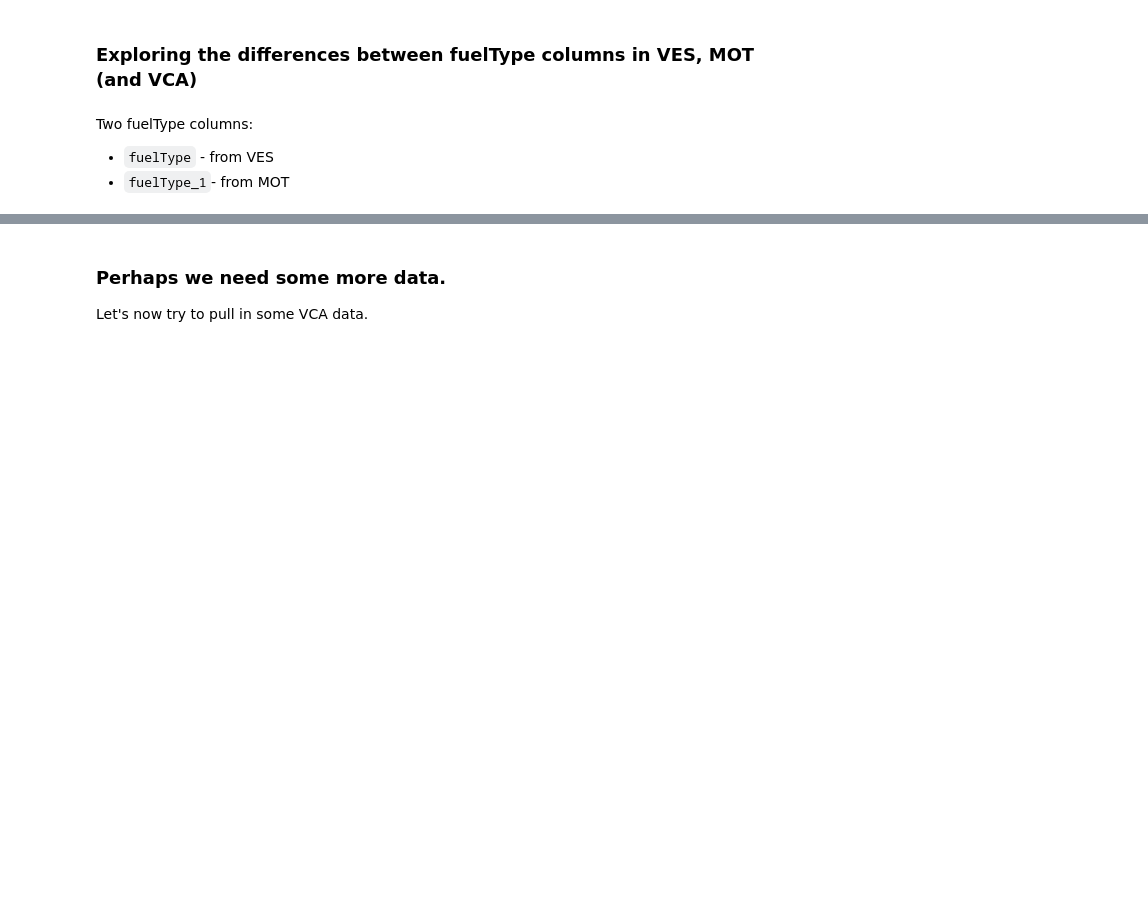
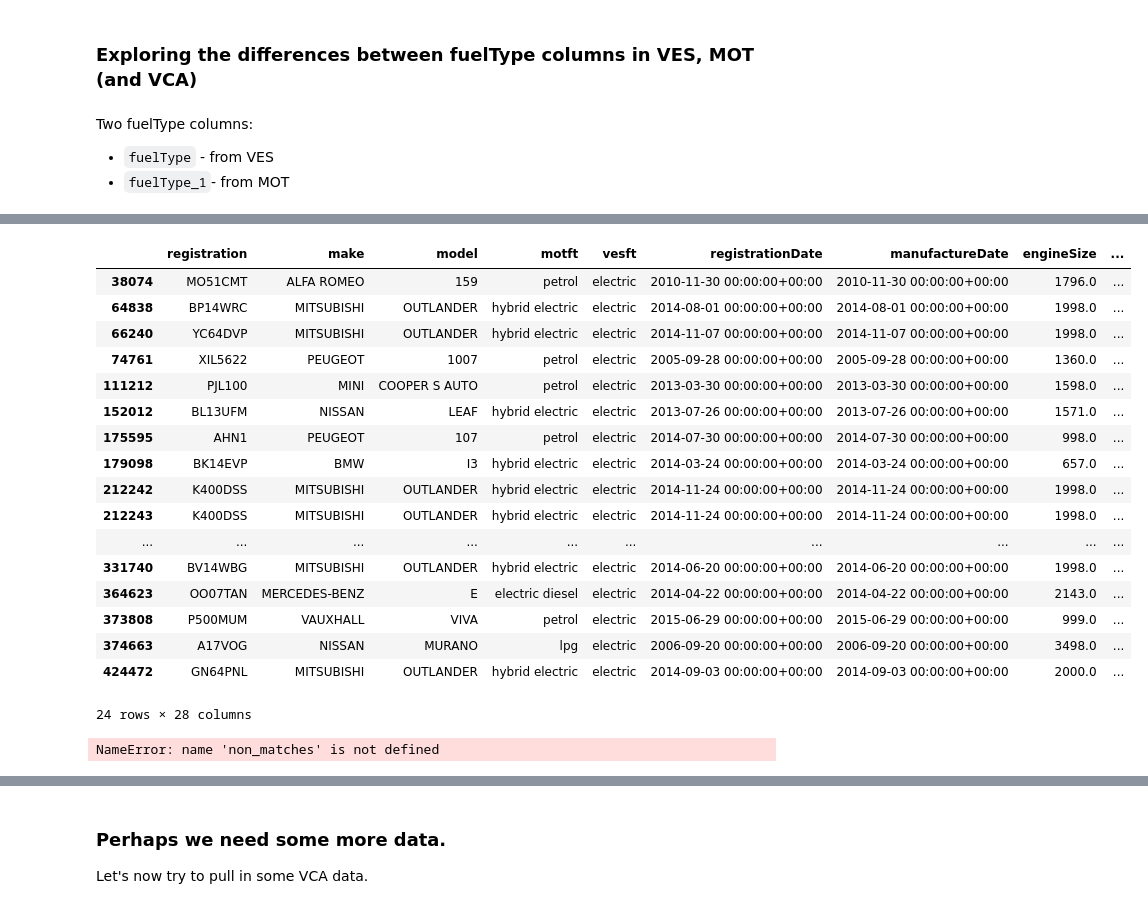
Before and after one commit to New-AutoMotive/BN_vehicle_data_experiments, a Jupyter notebook: 6) VES meet MOT.ipynb, the cells around one changed output, grey strips where cells are left out. Cells and saved outputs as stored; diff of their text form; code cells hidden in the pictures; blank space fills up the shorter version.

```diff
--- a/6) VES meet MOT.ipynb
+++ b/6) VES meet MOT.ipynb
@@ -302,3 +293,32 @@ df.rename(columns={'fuelType_1': 'vesft', 'fuelType': 'motft'}, inplace=True)
+# %%
+df = df[['registration',
+ 'make',
+ 'model',
+ 'motft',
+ 'vesft',
+ 'registrationDate',
+ 'manufactureDate',
+ 'engineSize',
+ 'primaryColour',
+ 'vehicleID',
+ 'regDate',
+ 'co2Emissions',
+ 'engineCapacity',
+ 'motStatus',
+ 'colour',
+ 'make_1',
+ 'typeApproval',
+ 'yearOfManufacture',
+ 'taxStatus',
+ 'dateOfLastV5CIssued',
+ 'motExpiryDate',
+ 'wheelplan',
+ 'monthOfFirstDvlaRegistration',
+ 'monthOfFirstRegistration',
+ 'revenueWeight',
+ 'euroStatus',
+ 'realDrivingEmissions',
+ 'age']]
 # %%
 df['vesft'] = df['vesft'].apply(lambda x: str(x).lower()) #lower cases make for easier matching
 df.vesft.unique()
@@ -316,0 +340,3 @@ electric diesel | electric diesel
+# %%
+df['vesft'] = df['vesft'].apply(lambda x: x.replace('electricity', 'electric'))
+df['motft'] = df['motft'].apply(lambda x: x.replace('hybrid electric (clean)', 'hybrid electric'))
@@ -316,0 +407,2 @@ electric diesel | electric diesel
+# %%
+df = df.apply(lambda row: cleaner(row), axis=1)
@@ -318,0 +415,2 @@ df.vesft[df['motft'] == 'diesel'].sum()
+# %%
+non_matches = df[df['make'] != df['make_1']]
@@ -318,0 +437,25 @@ df.vesft[df['motft'] == 'diesel'].sum()
+# %%
+non_matches[non_matches['vesft'] == 'electric'].head(50)
+# %% [output]
+|  | registration | make | model | motft | vesft | registrationDate | manufactureDate | engineSize | ... |
+| 38074 | MO51CMT | ALFA ROMEO | 159 | petrol | electric | 2010-11-30 00:00:00+00:00 | 2010-11-30 00:00:00+00:00 | 1796.0 | ... |
+| 64838 | BP14WRC | MITSUBISHI | OUTLANDER | hybrid electric | electric | 2014-08-01 00:00:00+00:00 | 2014-08-01 00:00:00+00:00 | 1998.0 | ... |
+| 66240 | YC64DVP | MITSUBISHI | OUTLANDER | hybrid electric | electric | 2014-11-07 00:00:00+00:00 | 2014-11-07 00:00:00+00:00 | 1998.0 | ... |
+| 74761 | XIL5622 | PEUGEOT | 1007 | petrol | electric | 2005-09-28 00:00:00+00:00 | 2005-09-28 00:00:00+00:00 | 1360.0 | ... |
+| 111212 | PJL100 | MINI | COOPER S AUTO | petrol | electric | 2013-03-30 00:00:00+00:00 | 2013-03-30 00:00:00+00:00 | 1598.0 | ... |
+| 152012 | BL13UFM | NISSAN | LEAF | hybrid electric | electric | 2013-07-26 00:00:00+00:00 | 2013-07-26 00:00:00+00:00 | 1571.0 | ... |
+| 175595 | AHN1 | PEUGEOT | 107 | petrol | electric | 2014-07-30 00:00:00+00:00 | 2014-07-30 00:00:00+00:00 | 998.0 | ... |
+| 179098 | BK14EVP | BMW | I3 | hybrid electric | electric | 2014-03-24 00:00:00+00:00 | 2014-03-24 00:00:00+00:00 | 657.0 | ... |
+| 212242 | K400DSS | MITSUBISHI | OUTLANDER | hybrid electric | electric | 2014-11-24 00:00:00+00:00 | 2014-11-24 00:00:00+00:00 | 1998.0 | ... |
+| 212243 | K400DSS | MITSUBISHI | OUTLANDER | hybrid electric | electric | 2014-11-24 00:00:00+00:00 | 2014-11-24 00:00:00+00:00 | 1998.0 | ... |
+| ... | ... | ... | ... | ... | ... | ... | ... | ... | ... |
+| 331740 | BV14WBG | MITSUBISHI | OUTLANDER | hybrid electric | electric | 2014-06-20 00:00:00+00:00 | 2014-06-20 00:00:00+00:00 | 1998.0 | ... |
+| 364623 | OO07TAN | MERCEDES-BENZ | E | electric diesel | electric | 2014-04-22 00:00:00+00:00 | 2014-04-22 00:00:00+00:00 | 2143.0 | ... |
+| 373808 | P500MUM | VAUXHALL | VIVA | petrol | electric | 2015-06-29 00:00:00+00:00 | 2015-06-29 00:00:00+00:00 | 999.0 | ... |
+| 374663 | A17VOG | NISSAN | MURANO | lpg | electric | 2006-09-20 00:00:00+00:00 | 2006-09-20 00:00:00+00:00 | 3498.0 | ... |
+| 424472 | GN64PNL | MITSUBISHI | OUTLANDER | hybrid electric | electric | 2014-09-03 00:00:00+00:00 | 2014-09-03 00:00:00+00:00 | 2000.0 | ... |
+24 rows × 28 columns
+# %%
+non_matches[non_matches['registration']== 'MO51CMT']
+# %% [output]
+NameError: name 'non_matches' is not defined
```
Also changed, not shown: parts of 30 cells of this notebook, 2 other files.
